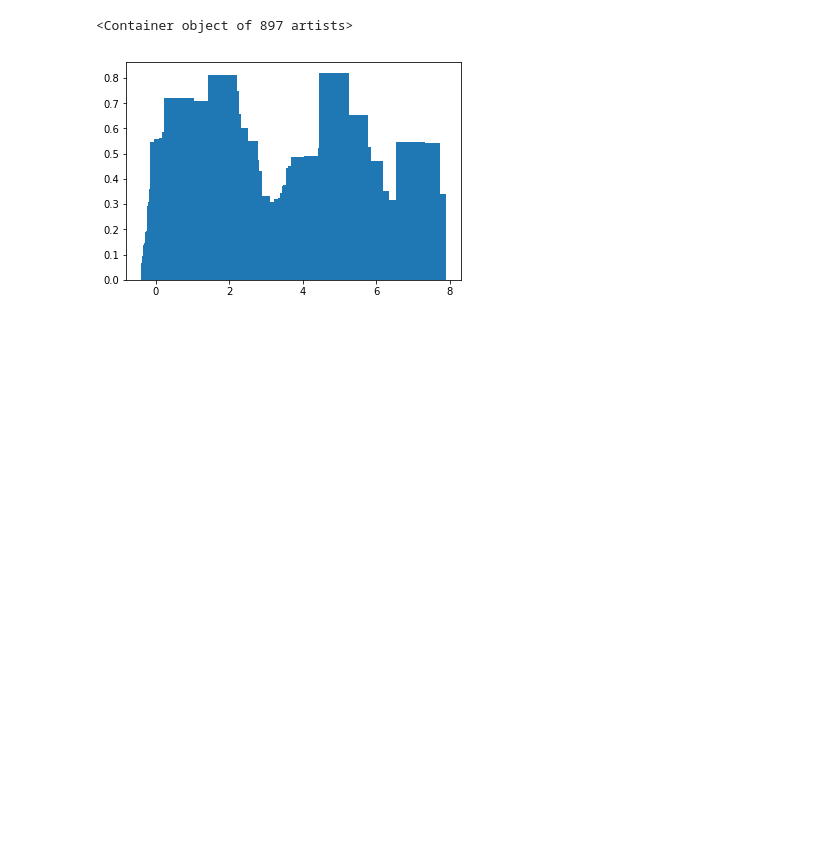
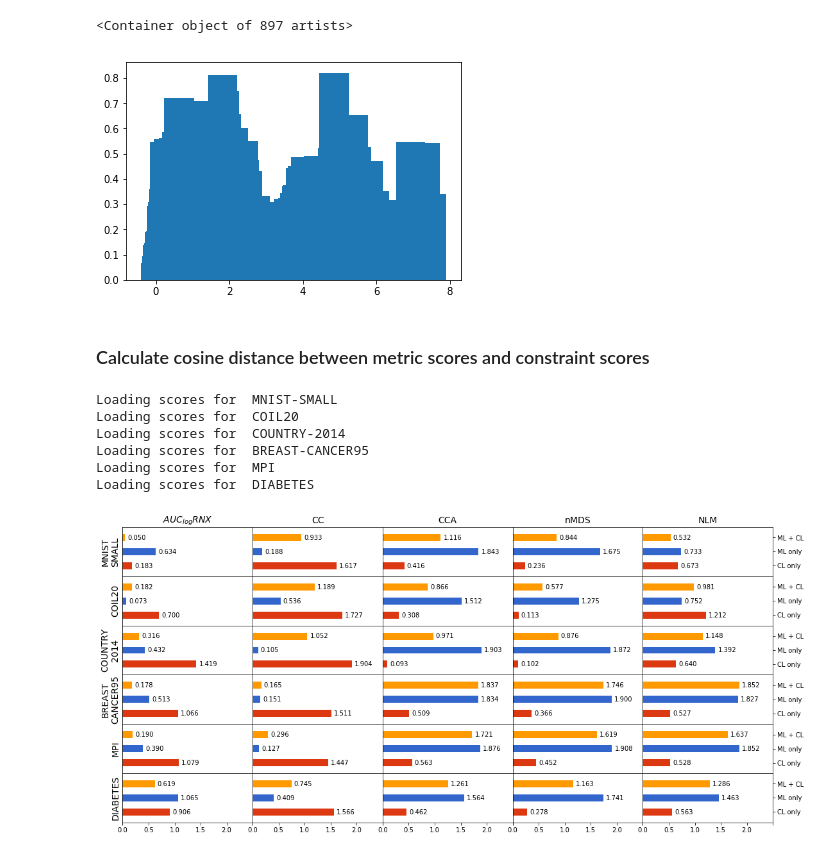
Before and after one commit to vu-minh/tsne_auto_perp_constraints, a Jupyter notebook: Constraint and Metric Score.ipynb, the cells around one changed output. Drawn from its saved outputs; the diff is of its cells as text; code cells hidden in the pictures; blank space fills up the shorter version.

```diff
--- a/Constraint and Metric Score.ipynb
+++ b/Constraint and Metric Score.ipynb
@@ -37,0 +61,3 @@ dfc = (dfc - dfc.mean()) / dfc.std()
+# %%
+dataset_name = 'MNIST-SMALL'
+perps, dfm, dfc = load_scores(dataset_name)
@@ -106,3 +134,5 @@ plt.bar(x_axis, diff)
 # %% [output]
 <Container object of 897 artists>
 [figure]
+# %% [markdown]
+### Calculate cosine distance between metric scores and constraint scores
@@ -108,0 +149,36 @@ plt.bar(x_axis, diff)
+# %%
+bar_colors = ["#ff9900", "#3366cc", "#dc3912"] # 3 different colors corresponding to `ML + CL`, `ML only` and `CL only`
+
+def _plot_barh_cosine_dists(ax, names, values): #, show_xaxis=False, show_yaxis=False, ylabel=None, subtitle=None):
+    y_pos = np.arange(len(names))
+    ax.barh(y_pos, values, height=0.5, color=bar_colors)
+    ax.margins(0.2, 0.2)
+
+    # adjust x-ticks: to make room for annotation next to the bar
+    ax.axes.set_xlim(0, 2.5)
+    # but it should show only the values from 0.0 to 2.0
+    ax.xaxis.set_ticklabels([0.0, 0.5, 1.0, 1.5, 2.0])
+    # temporarily hiding
+    ax.xaxis.set_visible(False)
+
+    # adjust y-ticks: do not sort `names`, just show in invert order as given in `names`
+    ax.invert_yaxis()
+    ax.set_yticks(y_pos)
+    ax.set_yticklabels(names)
+    # temporarily hidibg
+    ax.yaxis.set_visible(False)
+
+#     if subtitle is not None:
+#         ax.set_title(subtitle)
+
+#     if show_yaxis:
+#         pass
+#     else:
+#         ax.yaxis.set_visible(False)
+
+#     if ylabel is not None:
+#         ax.set_ylabel(ylabel, rotation=90)
+
+    # show annotation next to the bar
+    for i, p in enumerate(ax.patches):
+        ax.text(p.get_width() + 0.05, p.get_y() + 0.4, '{:.3f}'.format(values[i]))
@@ -108,0 +237,10 @@ plt.bar(x_axis, diff)
+# %%
+_plot_bars_in_matrix()
+# %% [output]
+Loading scores for  MNIST-SMALL
+Loading scores for  COIL20
+Loading scores for  COUNTRY-2014
+Loading scores for  BREAST-CANCER95
+Loading scores for  MPI
+Loading scores for  DIABETES
+[figure, added]
```
Also changed, not shown: parts of 7 cells of this notebook, 8 other files.
